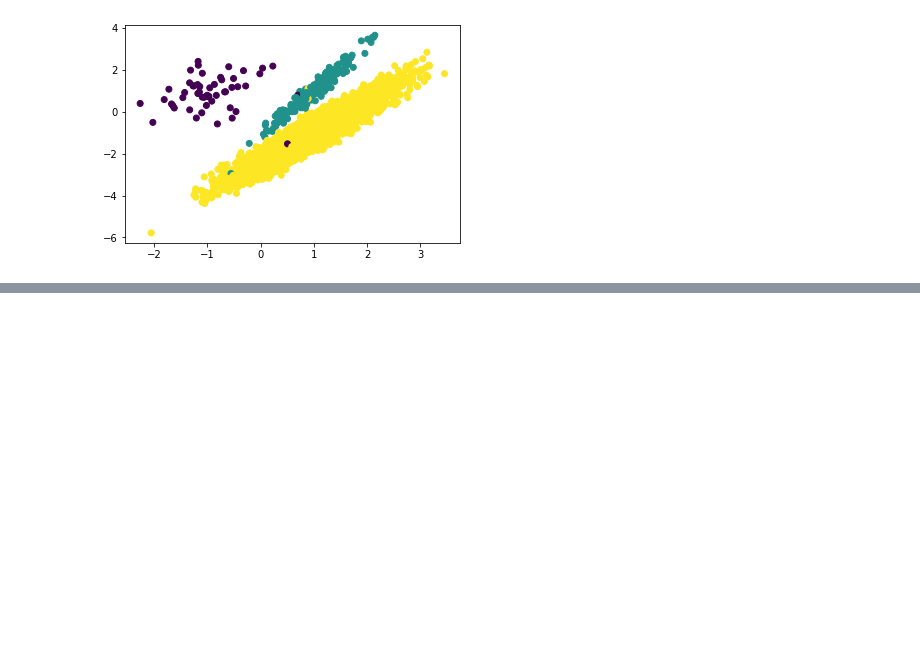
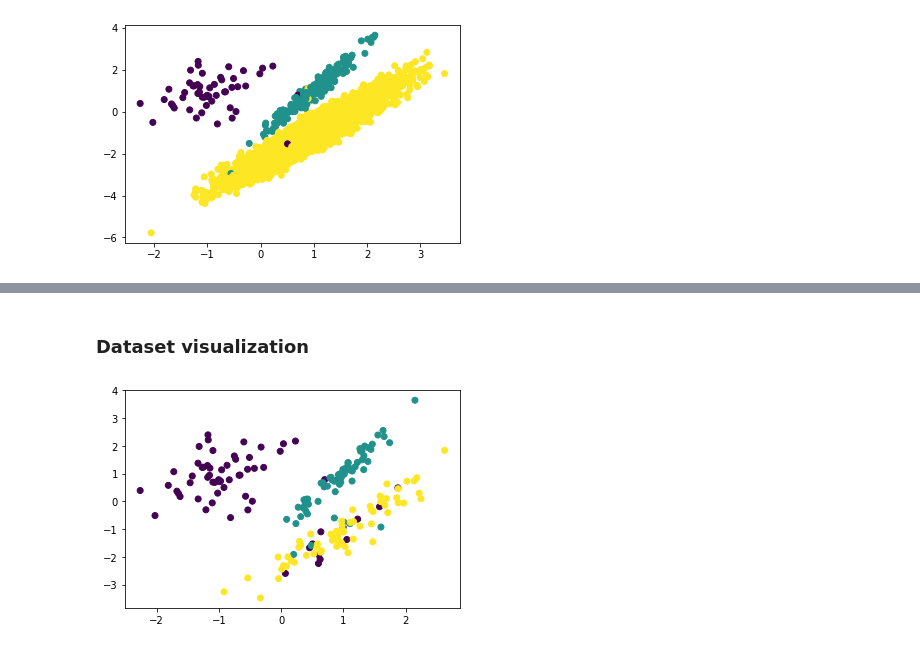
Before and after one commit to RabbitOfJnu/Machine-Learning, a Jupyter notebook: 03.Logistic Regression/02.Resolving the imbalance of category in classification.ipynb, the cells around one changed output, grey strips where cells are left out. Drawn from its saved outputs; the diff is of its cells as text; code cells hidden in the pictures; blank space fills up the shorter version.

```diff
--- a/03.Logistic Regression/02.Resolving the imbalance of category in classification.ipynb
+++ b/03.Logistic Regression/02.Resolving the imbalance of category in classification.ipynb
@@ -46,0 +109,7 @@ plt.show()
+# %% [markdown]
+### Dataset visualization
+# %%
+plt.scatter(X_resampled[:,0],X_resampled[:,1],c = y_resampled)
+plt.show()
+# %% [output]
+[figure, added]
```
Also changed, not shown: parts of 24 cells of this notebook.
